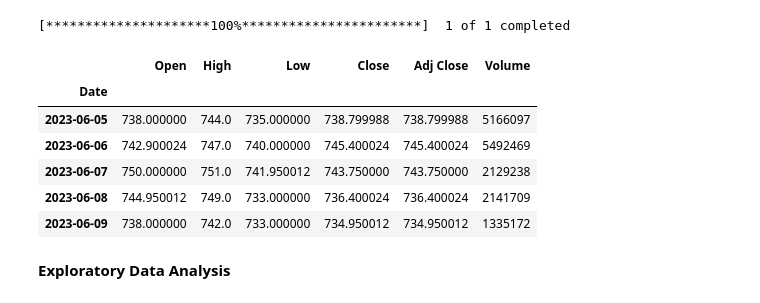
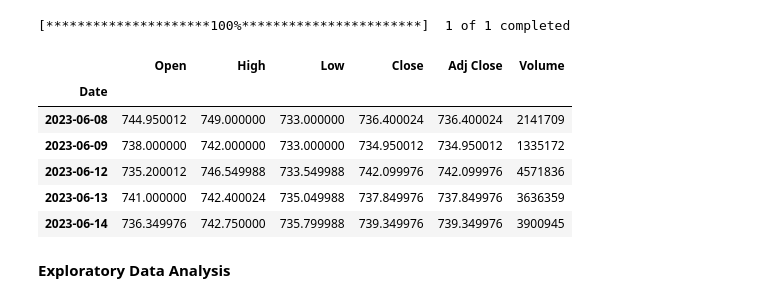
Before and after one commit to vbhsharma7/stock_price_prediction, a Jupyter notebook: stock_prediction.ipynb, the cells around one changed output. Cells and saved outputs as stored; diff of their text form; code cells hidden in the pictures.

```diff
--- a/stock_prediction.ipynb
+++ b/stock_prediction.ipynb
@@ -19,20 +19,20 @@ from sklearn.svm import SVR
 from sklearn.metrics import r2_score,mean_absolute_error,mean_squared_error
 # %%
 start_date = '2020-01-01'
-end_date = '2023-06-10'
+end_date = '2023-06-15'
 ticker = 'ADANIPORTS.NS'
 
 df = yf.download(ticker, start=start_date, end=end_date)
 df.tail(5)
 # %% [output]
 [*********************100%***********************]  1 of 1 completed
 |  | Open | High | Low | Close | Adj Close | Volume |
 | Date |  |  |  |  |  |  |
-| 2023-06-05 | 738.000000 | 744.0 | 735.000000 | 738.799988 | 738.799988 | 5166097 |
-| 2023-06-06 | 742.900024 | 747.0 | 740.000000 | 745.400024 | 745.400024 | 5492469 |
-| 2023-06-07 | 750.000000 | 751.0 | 741.950012 | 743.750000 | 743.750000 | 2129238 |
-| 2023-06-08 | 744.950012 | 749.0 | 733.000000 | 736.400024 | 736.400024 | 2141709 |
-| 2023-06-09 | 738.000000 | 742.0 | 733.000000 | 734.950012 | 734.950012 | 1335172 |
+| 2023-06-08 | 744.950012 | 749.000000 | 733.000000 | 736.400024 | 736.400024 | 2141709 |
+| 2023-06-09 | 738.000000 | 742.000000 | 733.000000 | 734.950012 | 734.950012 | 1335172 |
+| 2023-06-12 | 735.200012 | 746.549988 | 733.549988 | 742.099976 | 742.099976 | 4571836 |
+| 2023-06-13 | 741.000000 | 742.400024 | 735.049988 | 737.849976 | 737.849976 | 3636359 |
+| 2023-06-14 | 736.349976 | 742.750000 | 735.799988 | 739.349976 | 739.349976 | 3900945 |
 # %% [markdown]
 
 **Exploratory Data Analysis**
```
Also changed, not shown: parts of 23 cells of this notebook.
